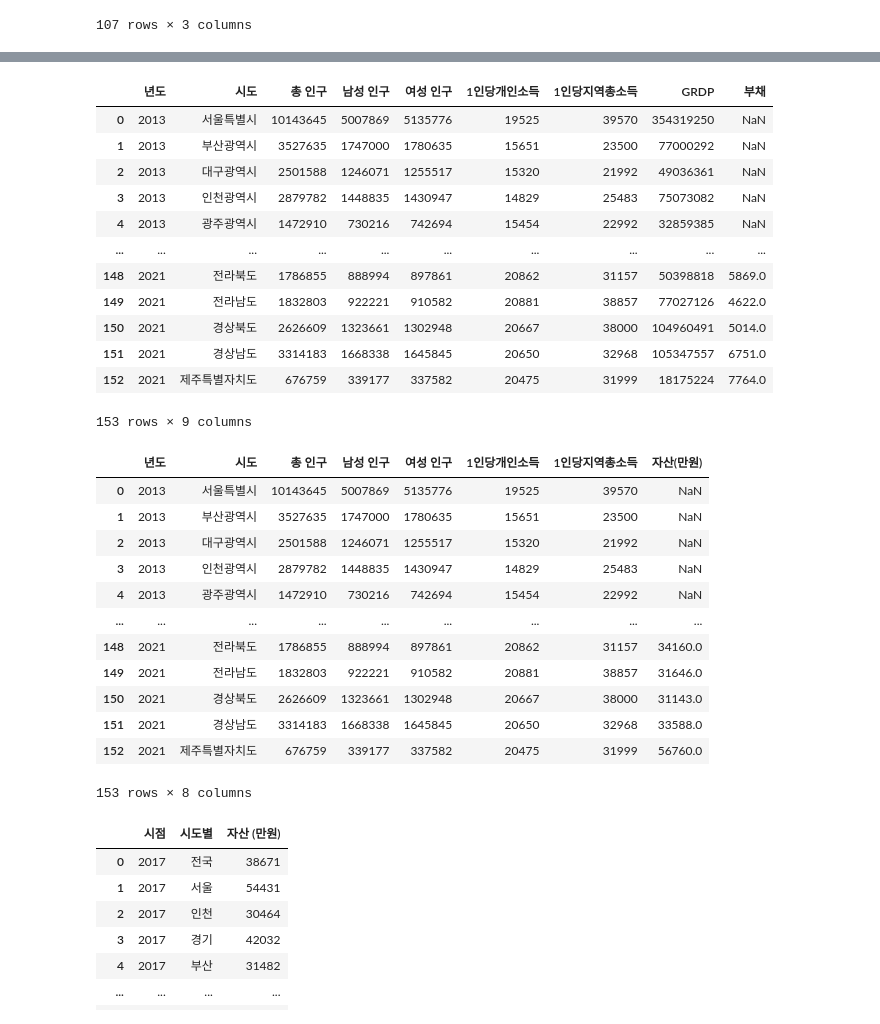
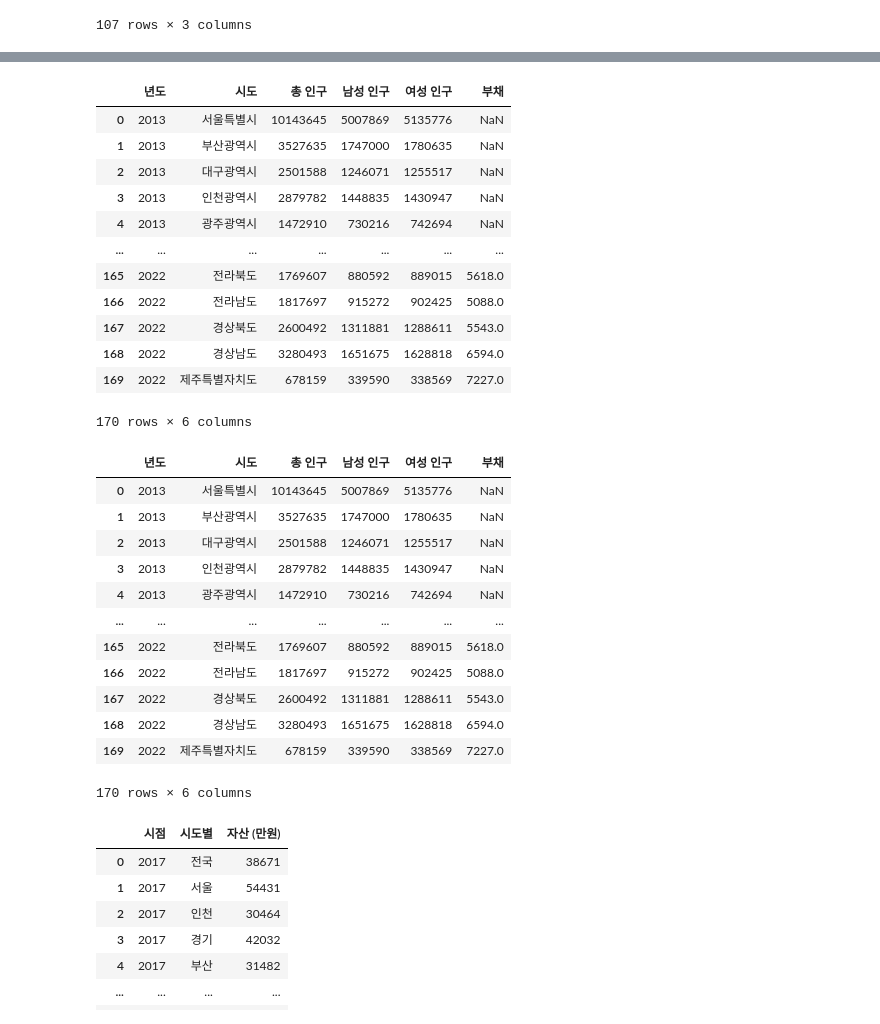
Before and after one commit to vxornjs11/Pytone_Flutter, a Jupyter notebook: Note/sanghyuk/02.재정관련.ipynb, the cells around one changed output, grey strips where cells are left out. Saved outputs shown, nothing was run; the diff lists cells and outputs as text; code cells hidden in the pictures.

Commit message:
GRDP 제외한 파일 업로드
GRDP 제외한 파일 업로드

```diff
--- a/Note/sanghyuk/02.재정관련.ipynb
+++ b/Note/sanghyuk/02.재정관련.ipynb
@@ -575,36 +545,36 @@ mergeDf
 # %%
-mergeDf = pd.merge(mergeDf,debt,how='left', on=['년도','시도'])
+mergeDf = pd.merge(df,debt,how='left', on=['년도','시도'])
 mergeDf
 # %% [output]
-|  | 년도 | 시도 | 총 인구 | 남성 인구 | 여성 인구 | 1인당개인소득 | 1인당지역총소득 | GRDP | 부채 |
-| 0 | 2013 | 서울특별시 | 10143645 | 5007869 | 5135776 | 19525 | 39570 | 354319250 | NaN |
-| 1 | 2013 | 부산광역시 | 3527635 | 1747000 | 1780635 | 15651 | 23500 | 77000292 | NaN |
-| 2 | 2013 | 대구광역시 | 2501588 | 1246071 | 1255517 | 15320 | 21992 | 49036361 | NaN |
-| 3 | 2013 | 인천광역시 | 2879782 | 1448835 | 1430947 | 14829 | 25483 | 75073082 | NaN |
-| 4 | 2013 | 광주광역시 | 1472910 | 730216 | 742694 | 15454 | 22992 | 32859385 | NaN |
-| ... | ... | ... | ... | ... | ... | ... | ... | ... | ... |
-| 148 | 2021 | 전라북도 | 1786855 | 888994 | 897861 | 20862 | 31157 | 50398818 | 5869.0 |
-| 149 | 2021 | 전라남도 | 1832803 | 922221 | 910582 | 20881 | 38857 | 77027126 | 4622.0 |
-| 150 | 2021 | 경상북도 | 2626609 | 1323661 | 1302948 | 20667 | 38000 | 104960491 | 5014.0 |
-| 151 | 2021 | 경상남도 | 3314183 | 1668338 | 1645845 | 20650 | 32968 | 105347557 | 6751.0 |
-| 152 | 2021 | 제주특별자치도 | 676759 | 339177 | 337582 | 20475 | 31999 | 18175224 | 7764.0 |
+|  | 년도 | 시도 | 총 인구 | 남성 인구 | 여성 인구 | 부채 |
+| 0 | 2013 | 서울특별시 | 10143645 | 5007869 | 5135776 | NaN |
+| 1 | 2013 | 부산광역시 | 3527635 | 1747000 | 1780635 | NaN |
+| 2 | 2013 | 대구광역시 | 2501588 | 1246071 | 1255517 | NaN |
+| 3 | 2013 | 인천광역시 | 2879782 | 1448835 | 1430947 | NaN |
+| 4 | 2013 | 광주광역시 | 1472910 | 730216 | 742694 | NaN |
+| ... | ... | ... | ... | ... | ... | ... |
+| 165 | 2022 | 전라북도 | 1769607 | 880592 | 889015 | 5618.0 |
+| 166 | 2022 | 전라남도 | 1817697 | 915272 | 902425 | 5088.0 |
+| 167 | 2022 | 경상북도 | 2600492 | 1311881 | 1288611 | 5543.0 |
+| 168 | 2022 | 경상남도 | 3280493 | 1651675 | 1628818 | 6594.0 |
+| 169 | 2022 | 제주특별자치도 | 678159 | 339590 | 338569 | 7227.0 |
-153 rows × 9 columns
+170 rows × 6 columns
 # %%
 mergeDf
 # %% [output]
-|  | 년도 | 시도 | 총 인구 | 남성 인구 | 여성 인구 | 1인당개인소득 | 1인당지역총소득 | 자산(만원) |
-| 0 | 2013 | 서울특별시 | 10143645 | 5007869 | 5135776 | 19525 | 39570 | NaN |
-| 1 | 2013 | 부산광역시 | 3527635 | 1747000 | 1780635 | 15651 | 23500 | NaN |
-| 2 | 2013 | 대구광역시 | 2501588 | 1246071 | 1255517 | 15320 | 21992 | NaN |
-| 3 | 2013 | 인천광역시 | 2879782 | 1448835 | 1430947 | 14829 | 25483 | NaN |
-| 4 | 2013 | 광주광역시 | 1472910 | 730216 | 742694 | 15454 | 22992 | NaN |
-| ... | ... | ... | ... | ... | ... | ... | ... | ... |
-| 148 | 2021 | 전라북도 | 1786855 | 888994 | 897861 | 20862 | 31157 | 34160.0 |
-| 149 | 2021 | 전라남도 | 1832803 | 922221 | 910582 | 20881 | 38857 | 31646.0 |
-| 150 | 2021 | 경상북도 | 2626609 | 1323661 | 1302948 | 20667 | 38000 | 31143.0 |
-| 151 | 2021 | 경상남도 | 3314183 | 1668338 | 1645845 | 20650 | 32968 | 33588.0 |
-| 152 | 2021 | 제주특별자치도 | 676759 | 339177 | 337582 | 20475 | 31999 | 56760.0 |
+|  | 년도 | 시도 | 총 인구 | 남성 인구 | 여성 인구 | 부채 |
+| 0 | 2013 | 서울특별시 | 10143645 | 5007869 | 5135776 | NaN |
+| 1 | 2013 | 부산광역시 | 3527635 | 1747000 | 1780635 | NaN |
+| 2 | 2013 | 대구광역시 | 2501588 | 1246071 | 1255517 | NaN |
+| 3 | 2013 | 인천광역시 | 2879782 | 1448835 | 1430947 | NaN |
+| 4 | 2013 | 광주광역시 | 1472910 | 730216 | 742694 | NaN |
+| ... | ... | ... | ... | ... | ... | ... |
+| 165 | 2022 | 전라북도 | 1769607 | 880592 | 889015 | 5618.0 |
+| 166 | 2022 | 전라남도 | 1817697 | 915272 | 902425 | 5088.0 |
+| 167 | 2022 | 경상북도 | 2600492 | 1311881 | 1288611 | 5543.0 |
+| 168 | 2022 | 경상남도 | 3280493 | 1651675 | 1628818 | 6594.0 |
+| 169 | 2022 | 제주특별자치도 | 678159 | 339590 | 338569 | 7227.0 |
-153 rows × 8 columns
+170 rows × 6 columns
 # %%
 property = pd.read_csv("../../Data/sanghyuklee/가구_자산_시도_2017-2022(단위만원).csv",encoding='euc-kr')
 property # 가구 자산 단위:만원
```
Also changed, not shown: parts of 97 cells of this notebook, 1 other file.
